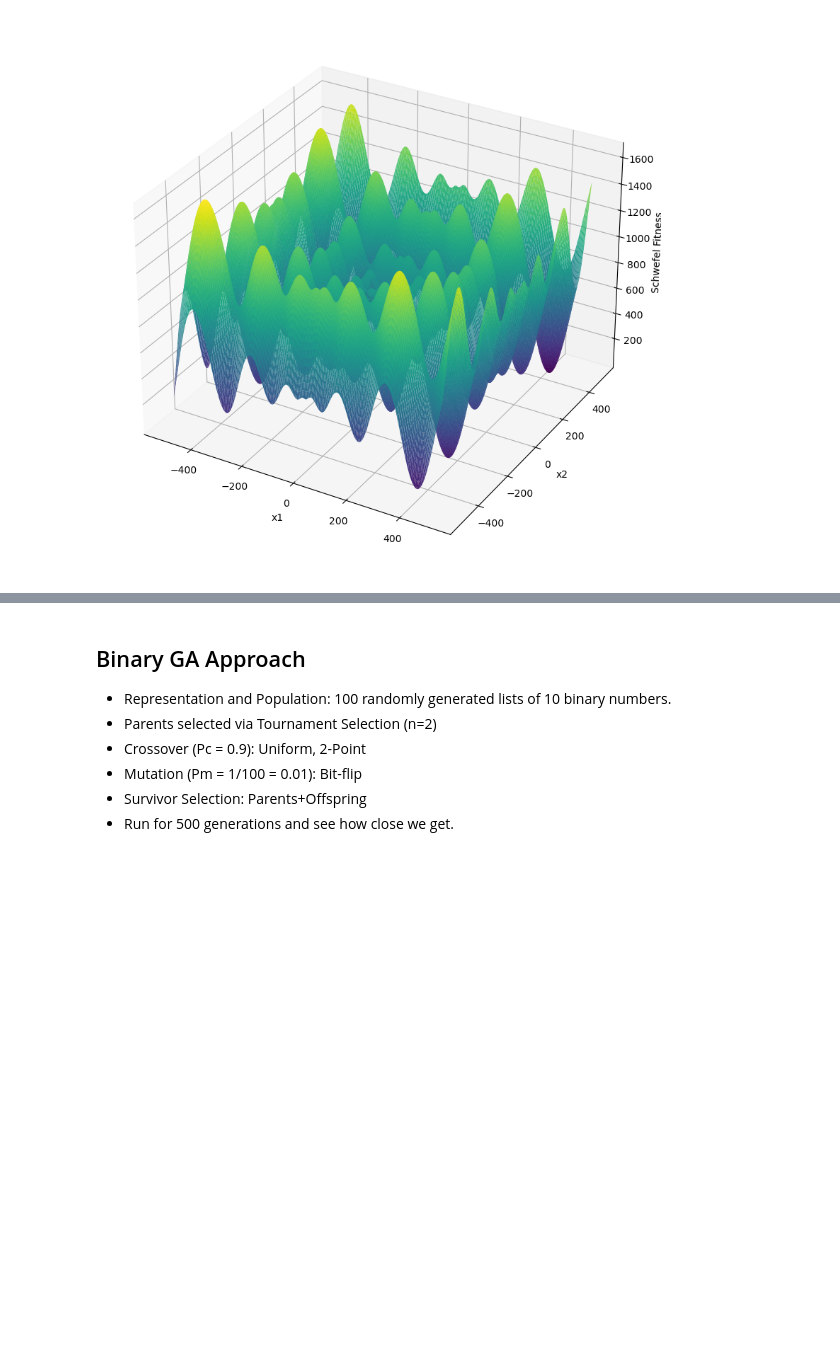
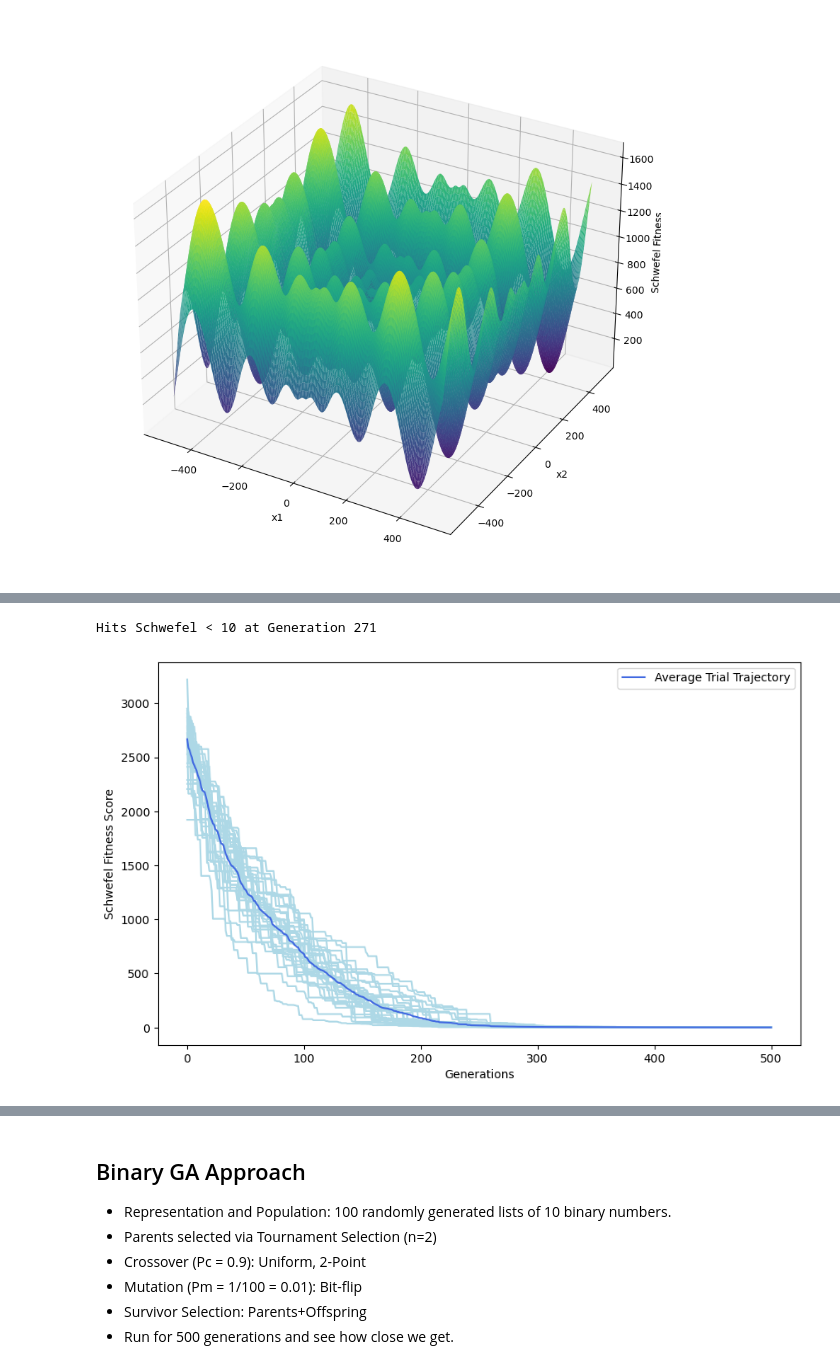
Before and after one commit to AlexPei-YuTsai/8-queen-evo-algo, a Jupyter notebook: schwefel.ipynb, the cells around one changed output, grey strips where cells are left out. Drawn from its saved outputs; the diff is of its cells as text; code cells hidden in the pictures; blank space fills up the shorter version.

```diff
--- a/schwefel.ipynb
+++ b/schwefel.ipynb
@@ -143,0 +138,23 @@ def det_surv(pop):
+# %%
+# ONE TRIAL
+
+start_time = time.time()
+
+# Initialize population
+population = [[random.uniform(-512, 512) for i in range(10)] for i in range(100)]
+
+for i in range(500):
+    # Make 100 Kids
+    for i in range(50):
+        # Parent Selection
+        parents = parent_sel(population)
+
+        # Variation Operators on Offspring
+        children = cross(*parents)
+        children = [mutate(i) for i in children]
+        population = population+children
+
+    # Survival Selection
+    population = det_surv(population)
+print("--- %s seconds ---" % (time.time() - start_time))
+print(f"Best Chromosome: {min(population, key=schwefel)}")
@@ -177,2 +208,17 @@ plt.show()
+# %%
+average_df = data_df.mean(axis=0).to_frame(name="Average Fitness each Generation")
+print(f"Hits Schwefel < 10 at Generation {average_df[average_df['Average Fitness each Generation']<10].iloc[0].name}")
+# %% [output]
+Hits Schwefel < 10 at Generation 271
+# %%
+for i in range(30):
+    data_df.iloc[i].plot(color="lightblue", label="_nolegend_")
+data_df.mean(axis=0).plot(color="royalblue", label="Average Trial Trajectory")
+plt.ylabel("Schwefel Fitness Score")
+plt.xlabel("Generations")
+plt.legend()
+plt.show()
+# %% [output]
+[figure, added]
 # %%
 # This time, with varying Tournament Sizes
```
Also changed, not shown: parts of 16 cells of this notebook.
